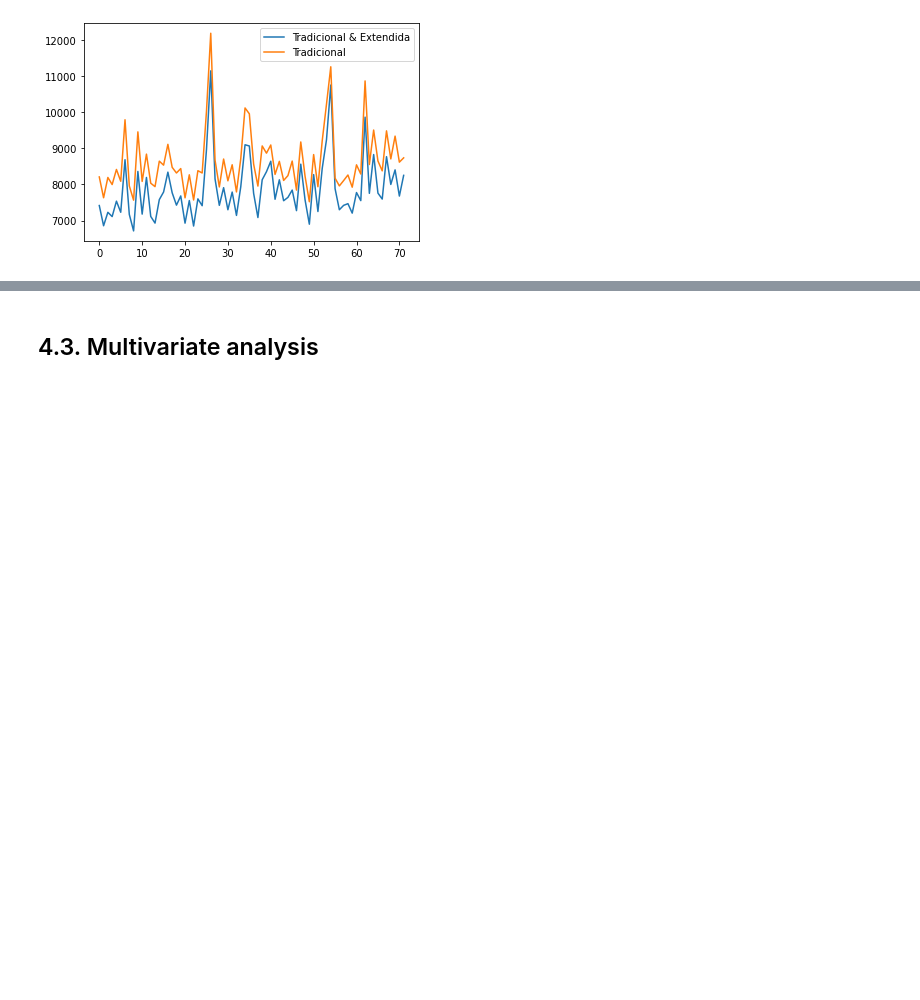
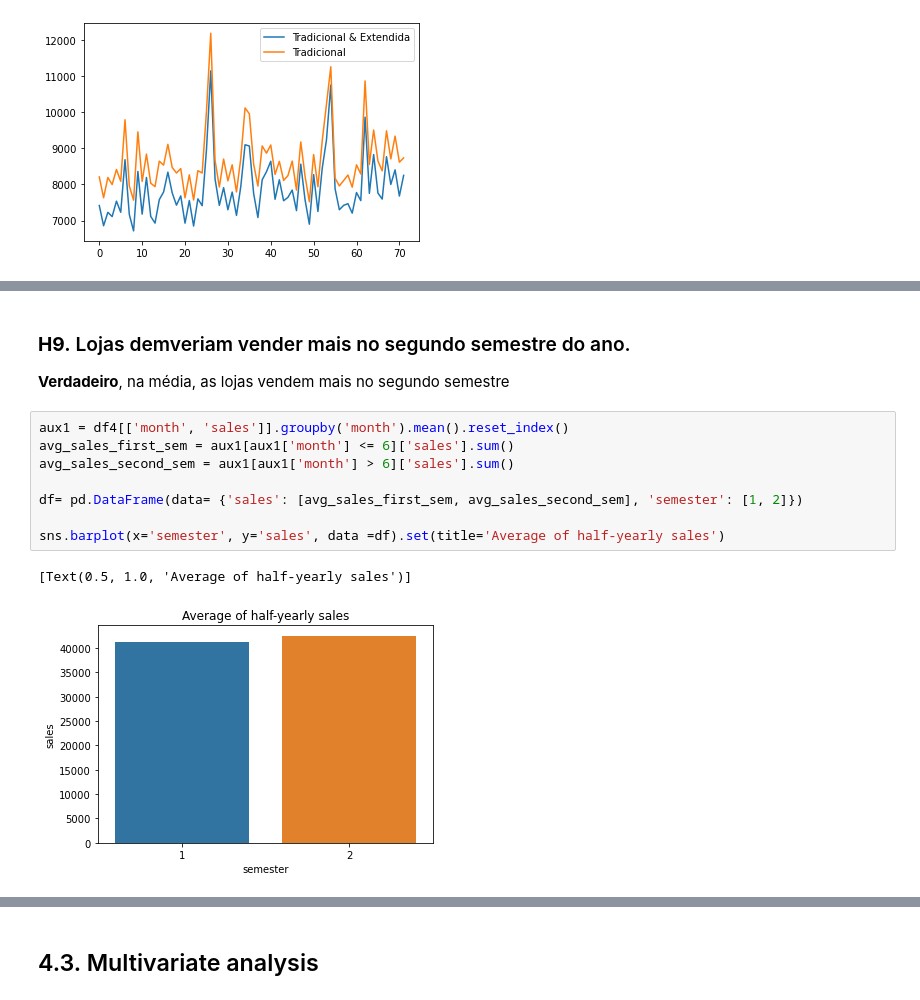
Before and after one commit to Leonamrsm/DS-em-Producao, a Jupyter notebook: Modulo_04/m04_v01_store_sales_prediction.ipynb, the cells around one changed output, grey strips where cells are left out. Saved outputs shown, nothing was run; the diff lists cells and outputs as text; blank space fills up the shorter version.

```diff
--- a/Modulo_04/m04_v01_store_sales_prediction.ipynb
+++ b/Modulo_04/m04_v01_store_sales_prediction.ipynb
@@ -642,0 +678,14 @@ ax.legend( labels=['Tradicional & Extendida', 'Tradicional']);
+# %% [markdown]
+### **H9.** Lojas demveriam vender mais no segundo semestre do ano.
+**Verdadeiro**, na média, as lojas vendem mais no segundo semestre
+# %%
+aux1 = df4[['month', 'sales']].groupby('month').mean().reset_index()
+avg_sales_first_sem = aux1[aux1['month'] <= 6]['sales'].sum()
+avg_sales_second_sem = aux1[aux1['month'] > 6]['sales'].sum()
+
+df= pd.DataFrame(data= {'sales': [avg_sales_first_sem, avg_sales_second_sem], 'semester': [1, 2]})
+
+sns.barplot(x='semester', y='sales', data =df).set(title='Average of half-yearly sales')
+# %% [output]
+[Text(0.5, 1.0, 'Average of half-yearly sales')]
+[figure, added]
```
Also changed, not shown: parts of 15 cells of this notebook.
